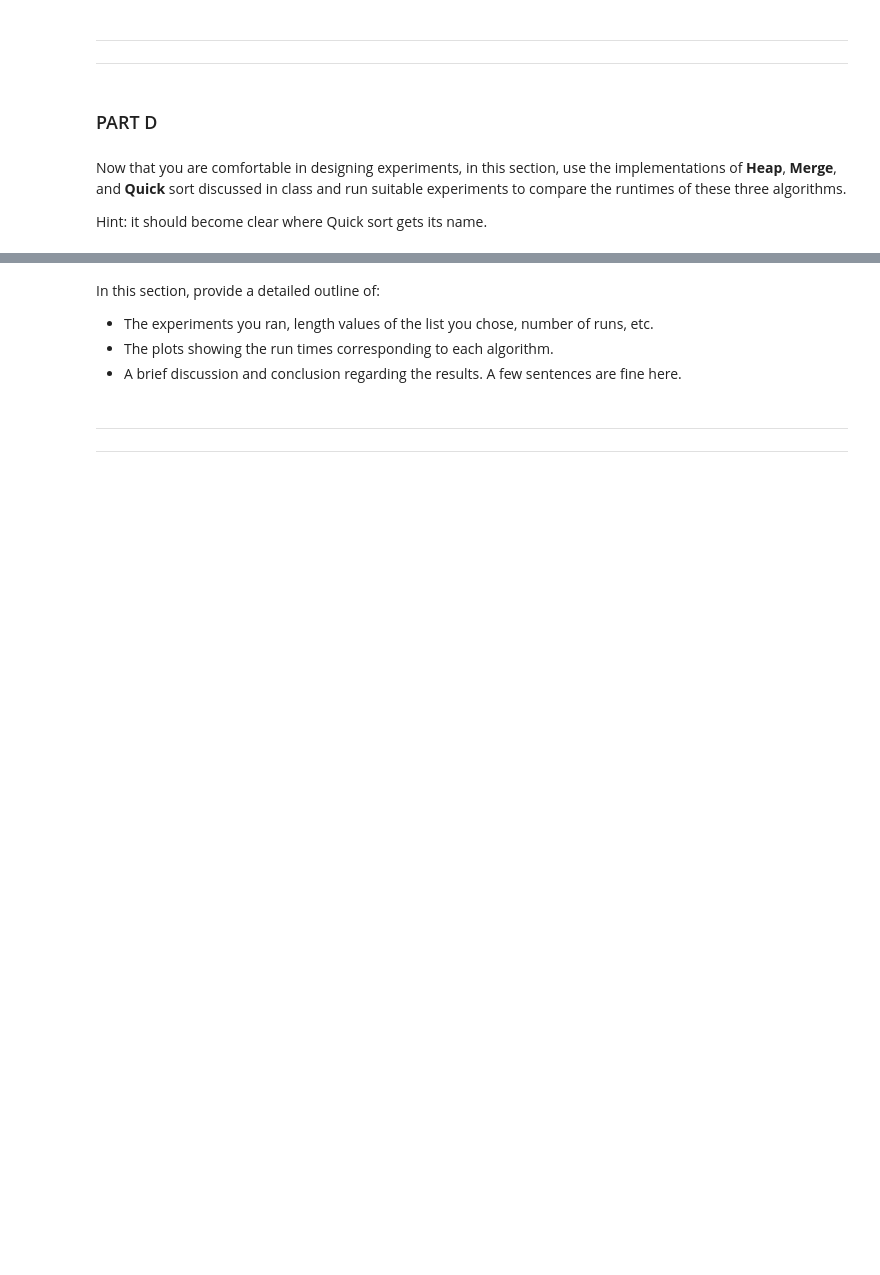
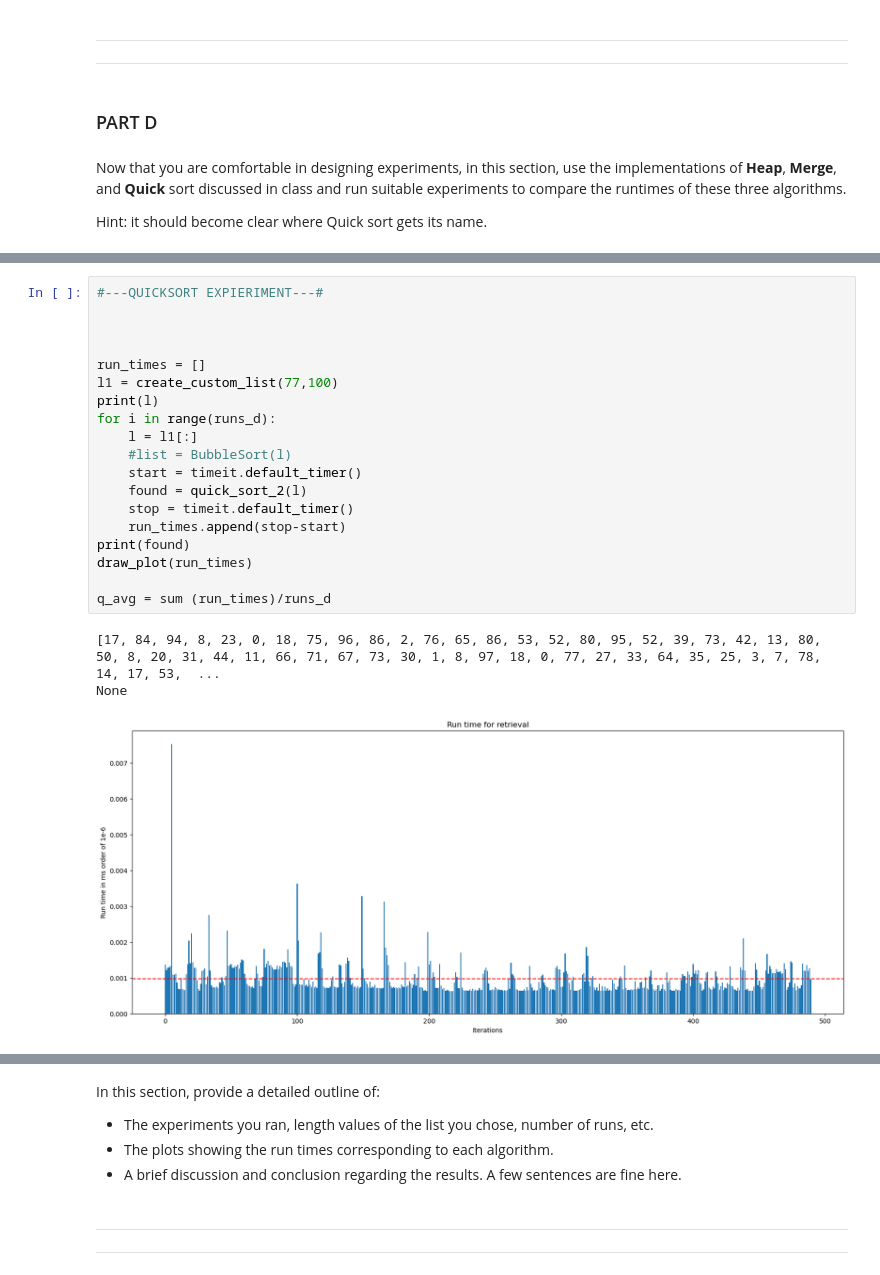
Before and after one commit to saboorah/CS2XC3, a Jupyter notebook: Lab_II.ipynb, the cells around one changed output, grey strips where cells are left out. Drawn from its saved outputs; the diff is of its cells as text; blank space fills up the shorter version.

```diff
--- a/Lab_II.ipynb
+++ b/Lab_II.ipynb
@@ -1206,0 +1293,23 @@ None
+# %%
+#---QUICKSORT EXPIERIMENT---#
+
+
+
+run_times = []
+l1 = create_custom_list(77,100)
+print(l)
+for i in range(runs_d):
+    l = l1[:]
+    #list = BubbleSort(l)
+    start = timeit.default_timer()
+    found = quick_sort_2(l)
+    stop = timeit.default_timer()
+    run_times.append(stop-start)
+print(found)
+draw_plot(run_times)
+
+q_avg = sum (run_times)/runs_d
+# %% [output]
+[17, 84, 94, 8, 23, 0, 18, 75, 96, 86, 2, 76, 65, 86, 53, 52, 80, 95, 52, 39, 73, 42, 13, 80, 50, 8, 20, 31, 44, 11, 66, 71, 67, 73, 30, 1, 8, 97, 18, 0, 77, 27, 33, 64, 35, 25, 3, 7, 78, 14, 17, 53,  ...
+None
+[figure, added]
```
Also changed, not shown: parts of 27 cells of this notebook.
